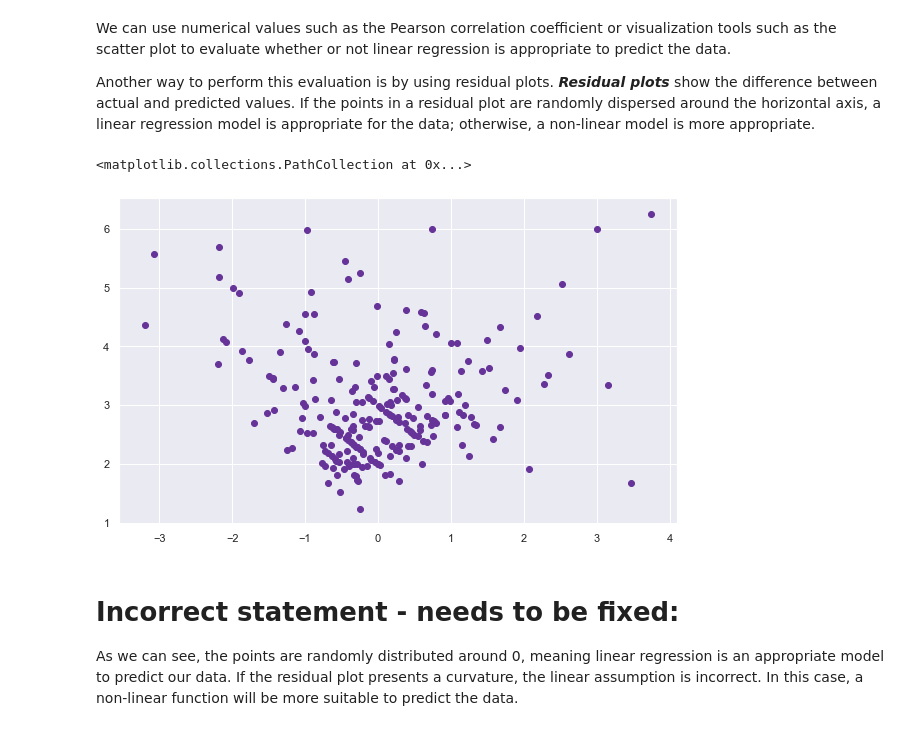
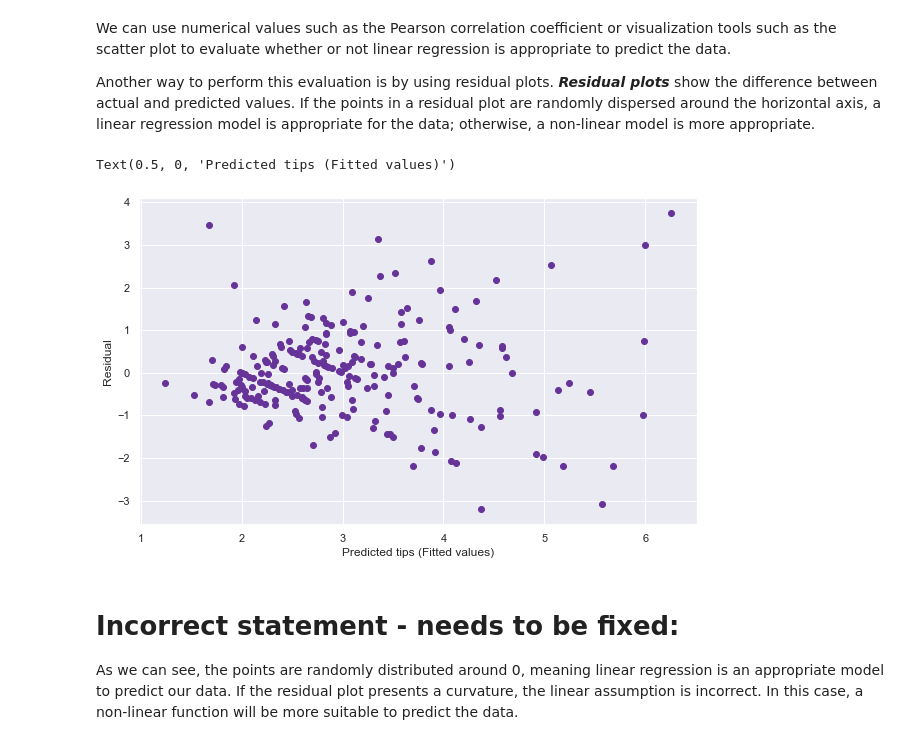
Before and after one commit to JuliaMal/Fundamentals_project, a Jupyter notebook: Tips.ipynb, the cells around one changed output. Cells and saved outputs as stored; diff of their text form; code cells hidden in the pictures.

```diff
--- a/Tips.ipynb
+++ b/Tips.ipynb
@@ -472,18 +472,20 @@ Another way to perform this evaluation is by using residual plots. _**Residual p
 # %%
 # Run regression:
 reg = smf.ols('tip ~ total_bill', data=df).fit()
 
 # Calculating residuals:
 pred_val = reg.fittedvalues.copy()
 true_val = df['tip'].values.copy()
 residual = true_val - pred_val
 
 # Plotting Residual vs Predicted value
 fig = plt.figure(figsize=(10,6))
-plt.scatter(residual, pred_val, color="rebeccapurple")
+plt.scatter(pred_val, residual, color="rebeccapurple")
+plt.ylabel('Residual')
+plt.xlabel('Predicted tips (Fitted values)')
 # %% [output]
-<matplotlib.collections.PathCollection at 0x...>
+Text(0.5, 0, 'Predicted tips (Fitted values)')
-[figure, old version]
+[figure, new version]
 # %% [markdown]
 # Incorrect statement - needs to be fixed:
 
```
Also changed, not shown: parts of 10 cells of this notebook, 4 other files.
